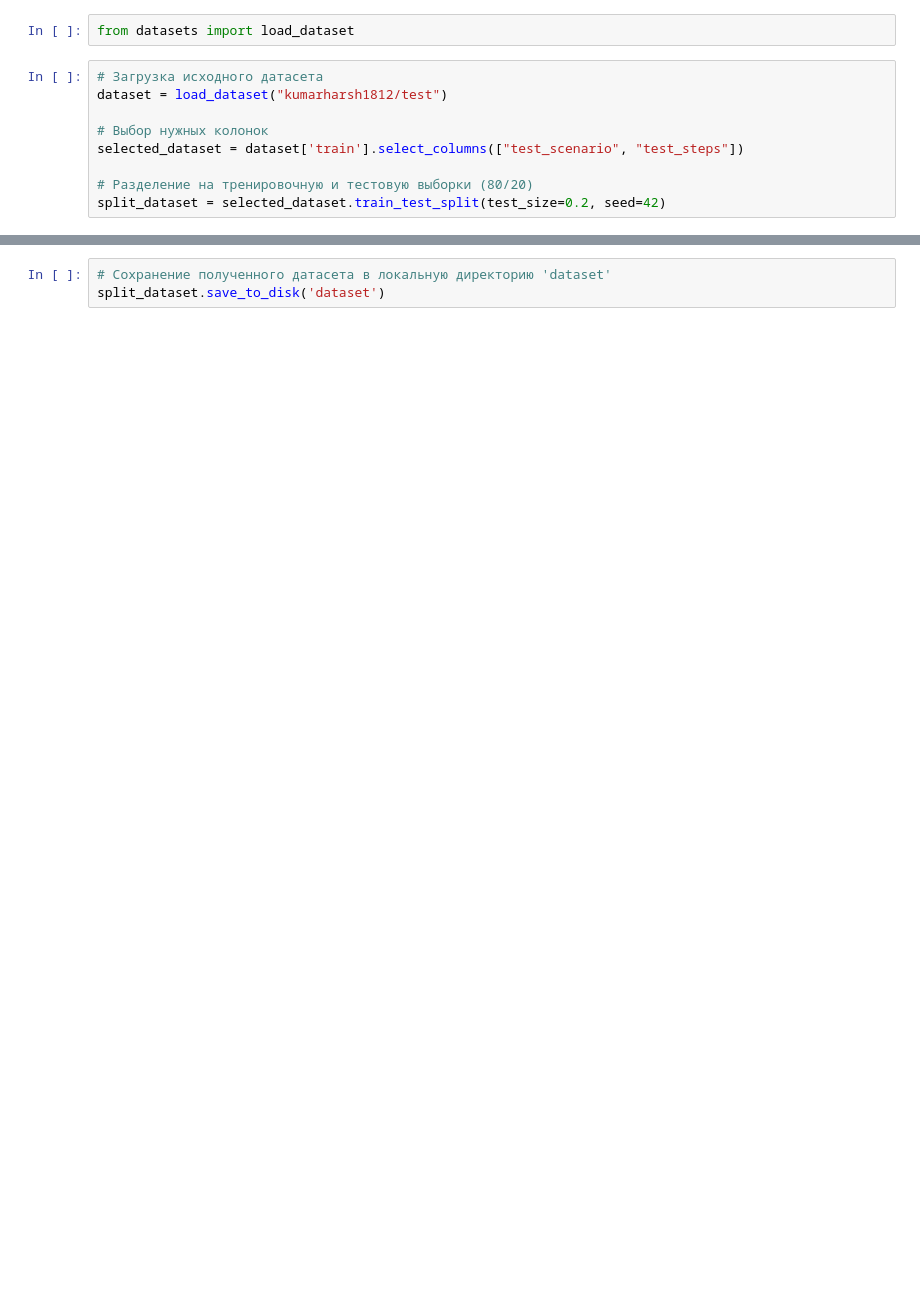
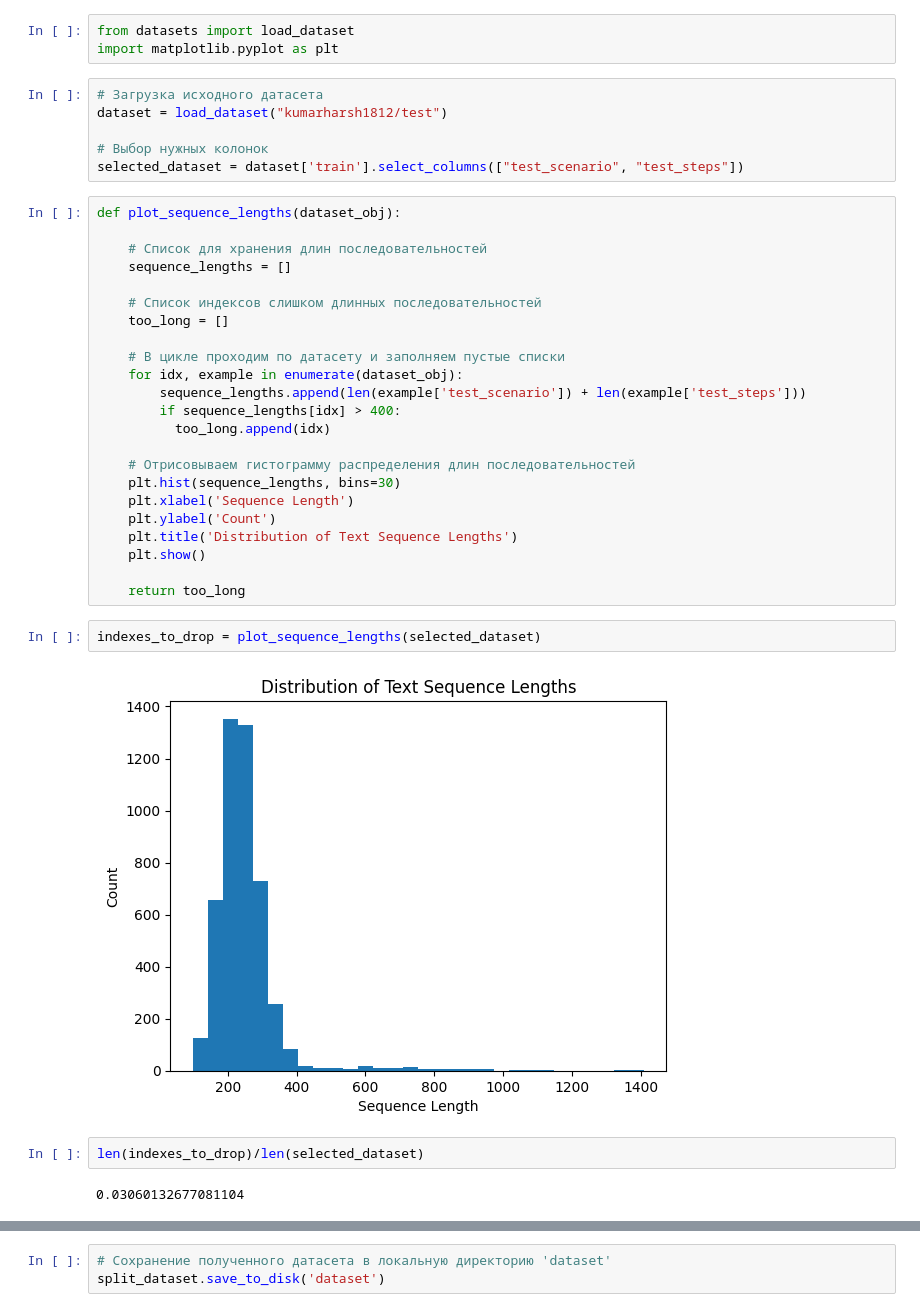
Before and after one commit to Baddogel/testcase_generation, a Jupyter notebook: dataset_preprocessing.ipynb, the cells around one changed output, grey strips where cells are left out. Cells and saved outputs as stored; diff of their text form; blank space fills up the shorter version.

Commit message:
feat: add sequence length reduction

```diff
--- a/dataset_preprocessing.ipynb
+++ b/dataset_preprocessing.ipynb
@@ -1,11 +1,40 @@
 # %%
 from datasets import load_dataset
+import matplotlib.pyplot as plt
 # %%
 # Загрузка исходного датасета
 dataset = load_dataset("kumarharsh1812/test")
 
 # Выбор нужных колонок
 selected_dataset = dataset['train'].select_columns(["test_scenario", "test_steps"])
-
-# Разделение на тренировочную и тестовую выборки (80/20)
-split_dataset = selected_dataset.train_test_split(test_size=0.2, seed=42)
+# %%
+def plot_sequence_lengths(dataset_obj):
+
+    # Список для хранения длин последовательностей
+    sequence_lengths = []
+
+    # Список индексов слишком длинных последовательностей
+    too_long = []
+
+    # В цикле проходим по датасету и заполняем пустые списки
+    for idx, example in enumerate(dataset_obj):
+        sequence_lengths.append(len(example['test_scenario']) + len(example['test_steps']))
+        if sequence_lengths[idx] > 400:
+          too_long.append(idx)
+
+    # Отрисовываем гистограмму распределения длин последовательностей
+    plt.hist(sequence_lengths, bins=30)
+    plt.xlabel('Sequence Length')
+    plt.ylabel('Count')
+    plt.title('Distribution of Text Sequence Lengths')
+    plt.show()
+
+    return too_long
+# %%
+indexes_to_drop = plot_sequence_lengths(selected_dataset)
+# %% [output]
+[figure, added]
+# %%
+len(indexes_to_drop)/len(selected_dataset)
+# %% [output]
+0.03060132677081104
```
Also changed, not shown: parts of 7 cells of this notebook.
